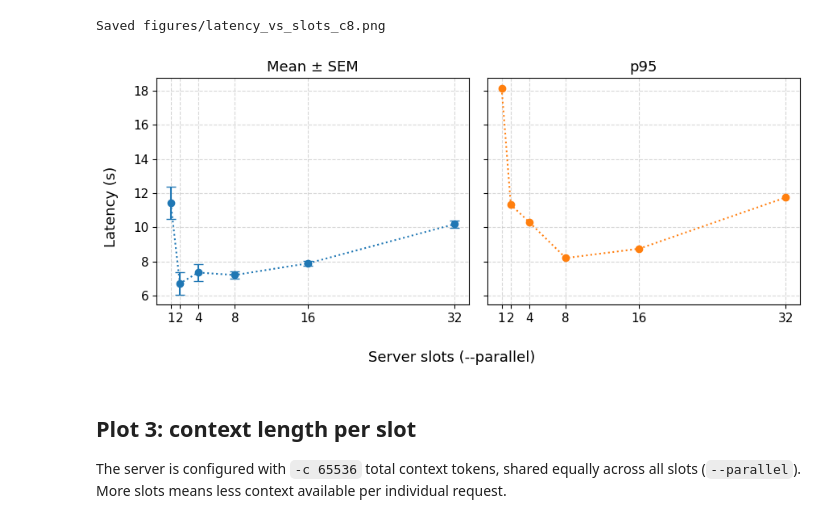
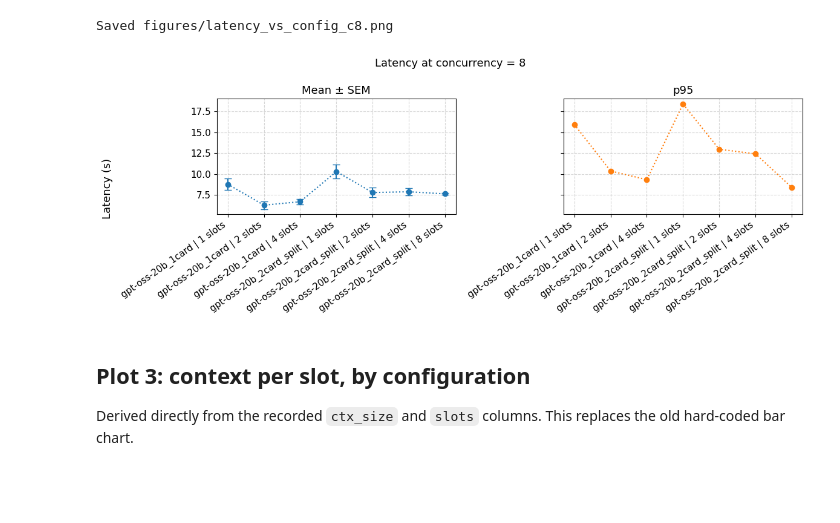
Before and after one commit to gperdrizet/llama.cpp-server, a Jupyter notebook: notebooks/load_test_results.ipynb, the cells around one changed output. Saved outputs shown, nothing was run; the diff lists cells and outputs as text; code cells hidden in the pictures; blank space fills up the shorter version.

```diff
--- a/notebooks/load_test_results.ipynb
+++ b/notebooks/load_test_results.ipynb
@@ -9,5 +20,5 @@ Two plots:
 # %%
-'''Plots load test results.'''
+'''Plots automated benchmark load-test results.'''
 
 import re
 from pathlib import Path
@@ -22,11 +33,16 @@ plt.rcParams.update({
     'axes.labelsize': 12,
     'xtick.labelsize': 11,
     'ytick.labelsize': 11,
-    'legend.fontsize': 11,
+    'legend.fontsize': 10,
 })
 
 RESULTS_DIR = Path('..') / 'tests' / 'results'
 FIGURES_DIR = Path('figures')
 FIGURES_DIR.mkdir(exist_ok=True)
+
+# Optional filters. Use None to disable a filter.
+RUN_DATE_PREFIX = '2026-07-13'
+MODEL_FILTER = None
+TARGET_CONCURRENCY = 8
 # %%
 # ---------------------------------------------------------------------------
@@ -153,52 +256,46 @@ Shows how increasing the number of server slots affects latency when 8 requests
 # %%
-TARGET_CONCURRENCY = 8
+data_target = data[data['concurrency'] == TARGET_CONCURRENCY]
 
-data_c8 = data[data['concurrency'] == TARGET_CONCURRENCY]
-
-if data_c8.empty:
+if data_target.empty:
     print(f'No data for concurrency={TARGET_CONCURRENCY}. Adjust TARGET_CONCURRENCY above.')
 else:
-    stats_c8 = summarize(data_c8, ['slots'])
+    stats_target = summarize(data_target, ['config'])
+    stats_target = stats_target.set_index('config').loc[configs].reset_index()
 
-    tab10 = plt.get_cmap('tab10')
+    fig2, (ax_mean, ax_p95) = plt.subplots(1, 2, figsize=(12, 4.5), sharey=True)
+    x = np.arange(len(stats_target))
 
-    fig2, (ax_mean, ax_p95) = plt.subplots(1, 2, figsize=(9, 4), sharey=True)
-
-    # Mean ± SEM, left panel
     ax_mean.errorbar(
-        stats_c8['slots'], stats_c8['mean'],
-        yerr=stats_c8['sem'],
-        marker='o', markersize=6, linewidth=1.5, linestyle=':',
-        capsize=4, color=tab10(0),
+        x, stats_target['mean'],
+        yerr=stats_target['sem'],
+        marker='o', markersize=6, linewidth=1.5, linestyle='none',
+        capsize=4, color=plt.get_cmap('tab10')(0),
     )
+    ax_mean.plot(x, stats_target['mean'], linestyle=':', color=plt.get_cmap('tab10')(0))
     ax_mean.set_title('Mean ± SEM')
 
-    # p95, right panel
-    ax_p95.plot(
-        stats_c8['slots'], stats_c8['p95'],
-        marker='o', markersize=6, linewidth=1.5, linestyle=':',
-        color=tab10(1),
-    )
+    ax_p95.plot(x, stats_target['p95'], marker='o', markersize=6, linewidth=1.5, linestyle=':', color=plt.get_cmap('tab10')(1))
     ax_p95.set_title('p95')
 
+    labels = stats_target['config'].tolist()
     for ax in (ax_mean, ax_p95):
-        ax.set_xticks(stats_c8['slots'].tolist())
+        ax.set_xticks(x)
+        ax.set_xticklabels(labels, rotation=35, ha='right')
         ax.grid(True, linestyle='--', alpha=0.5)
 
-    fig2.supxlabel('Server slots (--parallel)', fontsize=13)
+    fig2.suptitle(f'Latency at concurrency = {TARGET_CONCURRENCY}', fontsize=13)
     fig2.supylabel('Latency (s)', fontsize=13)
     fig2.tight_layout()
 
-    out2 = FIGURES_DIR / f'latency_vs_slots_c{TARGET_CONCURRENCY}.png'
+    out2 = FIGURES_DIR / f'latency_vs_config_c{TARGET_CONCURRENCY}.png'
     fig2.savefig(out2, dpi=150, bbox_inches='tight')
     print(f'Saved {out2}')
     plt.show()
 # %% [output]
-Saved figures/latency_vs_slots_c8.png
+Saved figures/latency_vs_config_c8.png
-[figure, old version]
+[figure, new version]
 # %% [markdown]
-## Plot 3: context length per slot
+## Plot 3: context per slot, by configuration
 
-The server is configured with `-c 65536` total context tokens, shared equally across all slots (`--parallel`).
-More slots means less context available per individual request.
+Derived directly from the recorded `ctx_size` and `slots` columns. This replaces the old hard-coded bar chart.
 # %%
```
Also changed, not shown: parts of 9 cells of this notebook, 38 other files.
